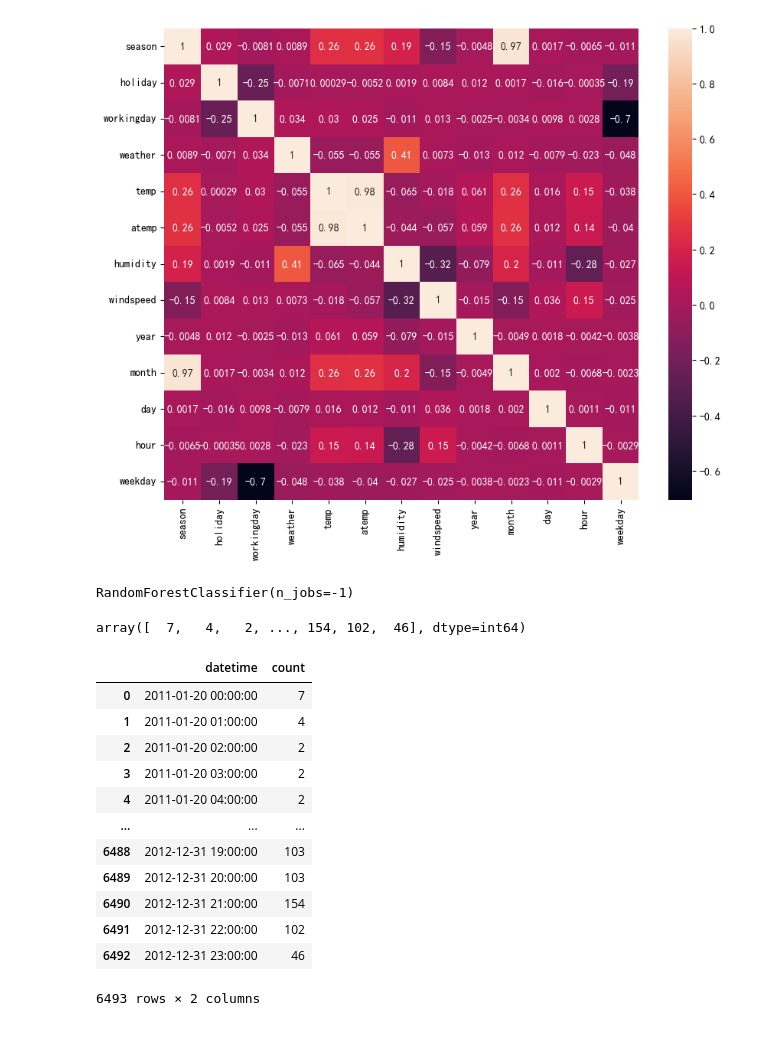
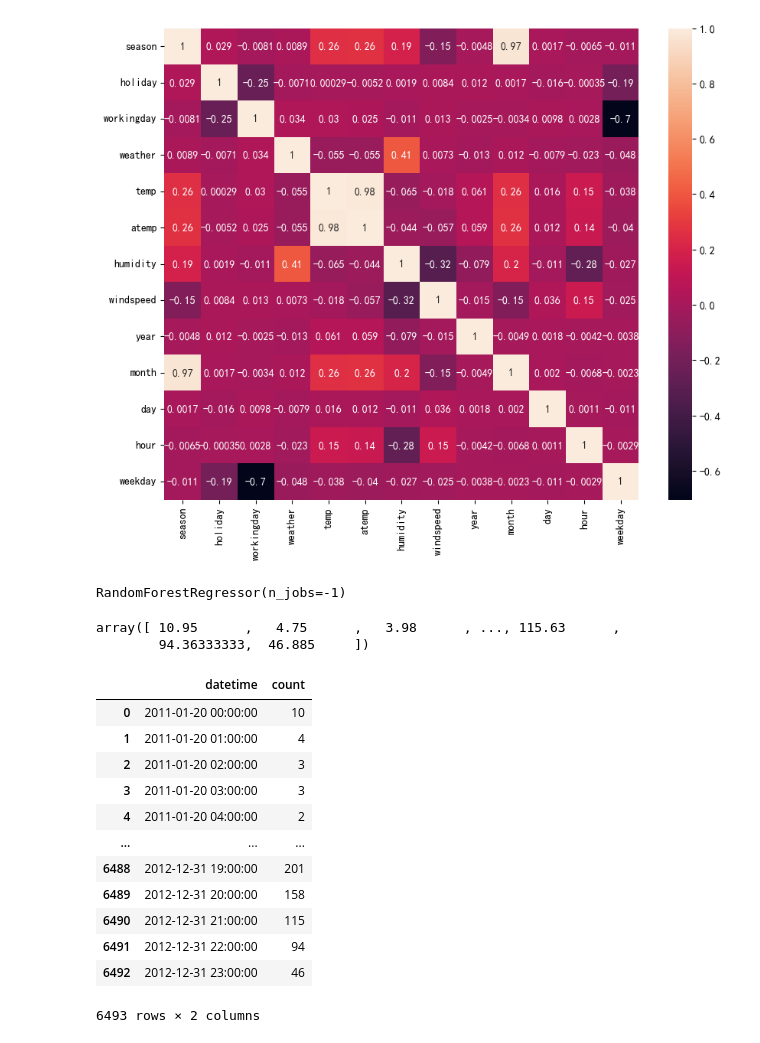
Before and after one commit to AIyangbao/First-Year-ML-Projects, a Jupyter notebook: 机器学习与深度学习/machine-learning/regression/随机森林预测共享单车.ipynb, the cells around one changed output. Saved outputs shown, nothing was run; the diff lists cells and outputs as text; code cells hidden in the pictures.

```diff
--- a/机器学习与深度学习/machine-learning/regression/随机森林预测共享单车.ipynb
+++ b/机器学习与深度学习/machine-learning/regression/随机森林预测共享单车.ipynb
@@ -24,8 +24,8 @@ from sklearn.tree import plot_tree
 # count - 总租赁数量
 # %%
 #加载数据
-train = pd.read_csv('机器学习与深度学习\machine-learning\实践项目数据\train.csv')
-test = pd.read_csv('机器学习与深度学习\machine-learning\实践项目数据\test.csv')
+train = pd.read_csv(r'D:\编程教程\机器学习与深度学习\machine-learning\实践项目数据\train.csv')
+test = pd.read_csv(r'D:\编程教程\机器学习与深度学习\machine-learning\实践项目数据\test.csv')
 # %%
 train.head()
 # %% [output]
@@ -135,32 +135,33 @@ X_test = test.drop(columns=['atemp','month','day'])
 # %%
 #训练随机森林模型
 #n_jobs=-1 开启所有可用的CPU核心
-model = RandomForestClassifier(n_estimators=100,n_jobs=-1)
+model = RandomForestRegressor(n_estimators=100,n_jobs=-1)
 model.fit(X,y)
 # %% [output]
-RandomForestClassifier(n_jobs=-1)
+RandomForestRegressor(n_jobs=-1)
 # %%
 y_pred = model.predict(X_test)
 y_pred
 # %% [output]
-array([  7,   4,   2, ..., 154, 102,  46], dtype=int64)
+array([ 10.95      ,   4.75      ,   3.98      , ..., 115.63      ,
+        94.36333333,  46.885     ])
 # %%
 #生成提交文件
-sample = pd.read_csv('sampleSubmission.csv')
+sample = pd.read_csv(r'D:\编程教程\机器学习与深度学习\machine-learning\实践项目数据\sampleSubmission.csv')
 sample['count'] = y_pred.astype(int)
 sample
 # %% [output]
 |  | datetime | count |
-| 0 | 2011-01-20 00:00:00 | 7 |
+| 0 | 2011-01-20 00:00:00 | 10 |
 | 1 | 2011-01-20 01:00:00 | 4 |
-| 2 | 2011-01-20 02:00:00 | 2 |
-| 3 | 2011-01-20 03:00:00 | 2 |
+| 2 | 2011-01-20 02:00:00 | 3 |
+| 3 | 2011-01-20 03:00:00 | 3 |
 | 4 | 2011-01-20 04:00:00 | 2 |
 | ... | ... | ... |
-| 6488 | 2012-12-31 19:00:00 | 103 |
-| 6489 | 2012-12-31 20:00:00 | 103 |
-| 6490 | 2012-12-31 21:00:00 | 154 |
-| 6491 | 2012-12-31 22:00:00 | 102 |
+| 6488 | 2012-12-31 19:00:00 | 201 |
+| 6489 | 2012-12-31 20:00:00 | 158 |
+| 6490 | 2012-12-31 21:00:00 | 115 |
+| 6491 | 2012-12-31 22:00:00 | 94 |
 | 6492 | 2012-12-31 23:00:00 | 46 |
 6493 rows × 2 columns
 # %%
```
Also changed, not shown: parts of 1 cell of this notebook, 6 other files.
